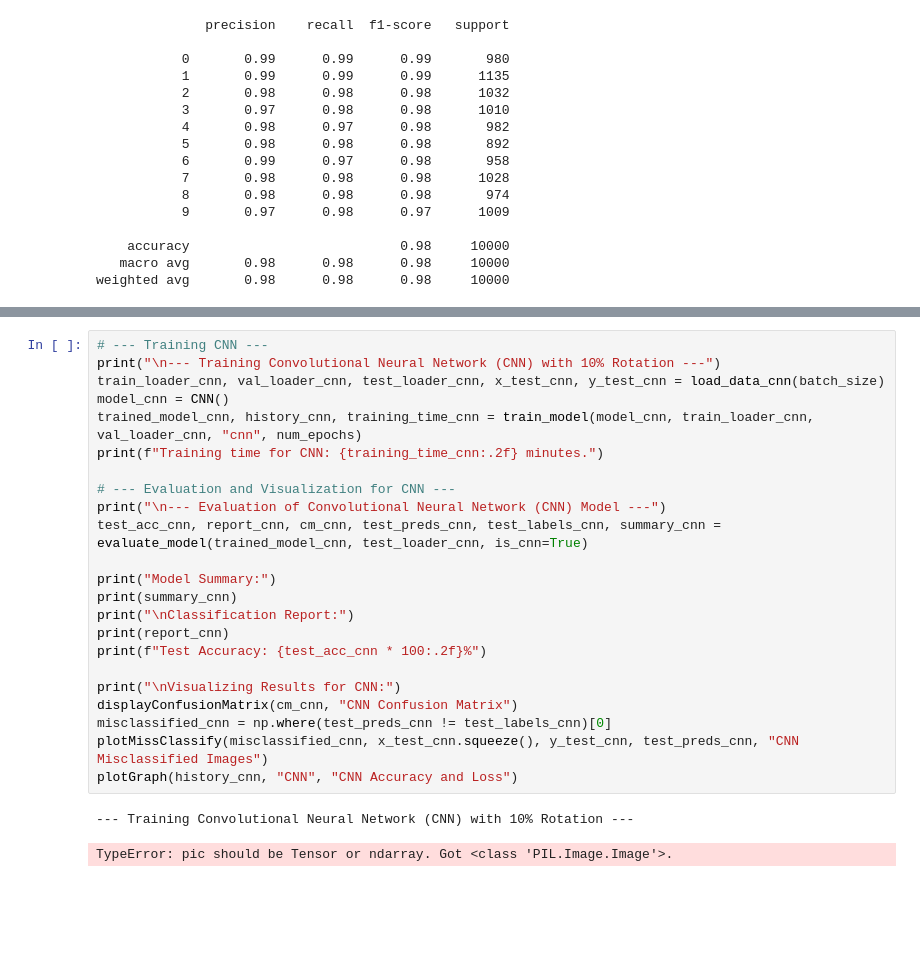
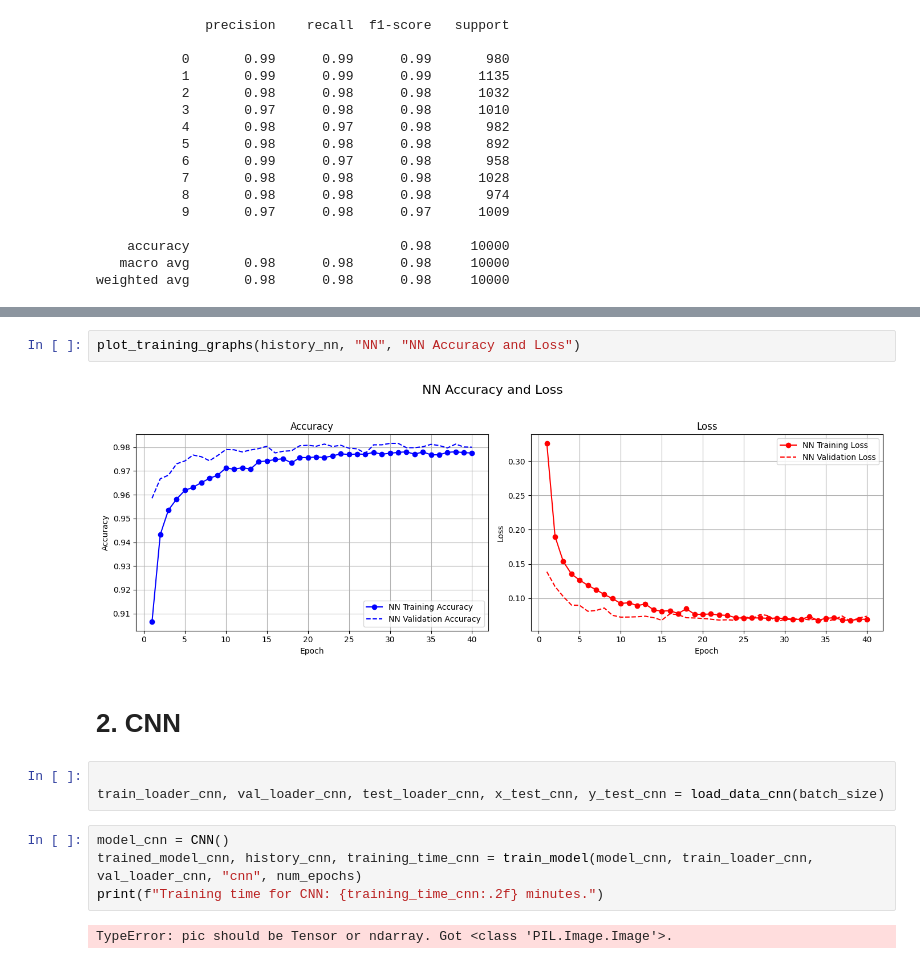
Before and after one commit to GhiasAli17/Models-Evaluation-on-MNIST, a Jupyter notebook: src/main.ipynb, the cells around one changed output, grey strips where cells are left out. Drawn from its saved outputs; the diff is of its cells as text; blank space fills up the shorter version.

```diff
--- a/src/main.ipynb
+++ b/src/main.ipynb
@@ -177,26 +178,15 @@ def plotGraph(historyRef, modelName, title):
+# %%
+plot_training_graphs(history_nn, "NN", "NN Accuracy and Loss")
+# %% [output]
+[figure, added]
+# %% [markdown]
+# 2. CNN
 # %%
-# --- Training CNN ---
-print("\n--- Training Convolutional Neural Network (CNN) with 10% Rotation ---")
+
 train_loader_cnn, val_loader_cnn, test_loader_cnn, x_test_cnn, y_test_cnn = load_data_cnn(batch_size)
-model_cnn = CNN()
-trained_model_cnn, history_cnn, training_time_cnn = train_model(model_cnn, train_loader_cnn, val_loader_cnn, "cnn", num_epochs)
-print(f"Training time for CNN: {training_time_cnn:.2f} minutes.")
-
-# --- Evaluation and Visualization for CNN ---
-print("\n--- Evaluation of Convolutional Neural Network (CNN) Model ---")
-test_acc_cnn, report_cnn, cm_cnn, test_preds_cnn, test_labels_cnn, summary_cnn = evaluate_model(trained_model_cnn, test_loader_cnn, is_cnn=True)
-
-print("Model Summary:")
-print(summary_cnn)
-print("\nClassification Report:")
-print(report_cnn)
-print(f"Test Accuracy: {test_acc_cnn * 100:.2f}%")
-
-print("\nVisualizing Results for CNN:")
-displayConfusionMatrix(cm_cnn, "CNN Confusion Matrix")
-misclassified_cnn = np.where(test_preds_cnn != test_labels_cnn)[0]
-plotMissClassify(misclassified_cnn, x_test_cnn.squeeze(), y_test_cnn, test_preds_cnn, "CNN Misclassified Images")
-plotGraph(history_cnn, "CNN", "CNN Accuracy and Loss")
-# %% [output]
---- Training Convolutional Neural Network (CNN) with 10% Rotation ---
-TypeError: pic should be Tensor or ndarray. Got <class 'PIL.Image.Image'>.
+# %%
+model_cnn = CNN()
+trained_model_cnn, history_cnn, training_time_cnn = train_model(model_cnn, train_loader_cnn, val_loader_cnn, "cnn", num_epochs)
+print(f"Training time for CNN: {training_time_cnn:.2f} minutes.")
+# %% [output]
+TypeError: pic should be Tensor or ndarray. Got <class 'PIL.Image.Image'>.
```
Also changed, not shown: parts of 10 cells of this notebook, 2 other files.
